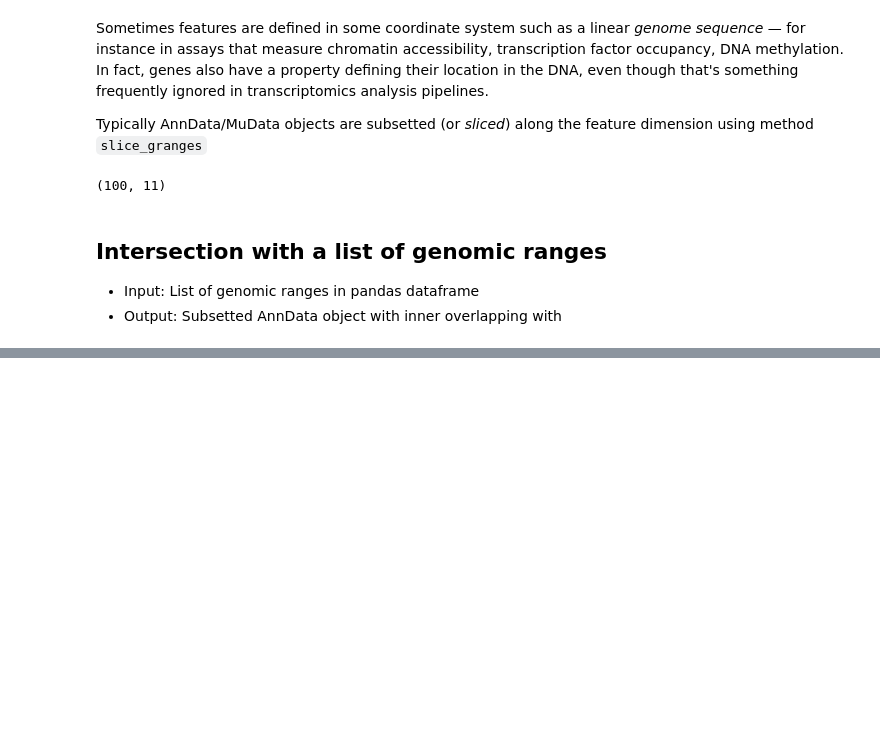
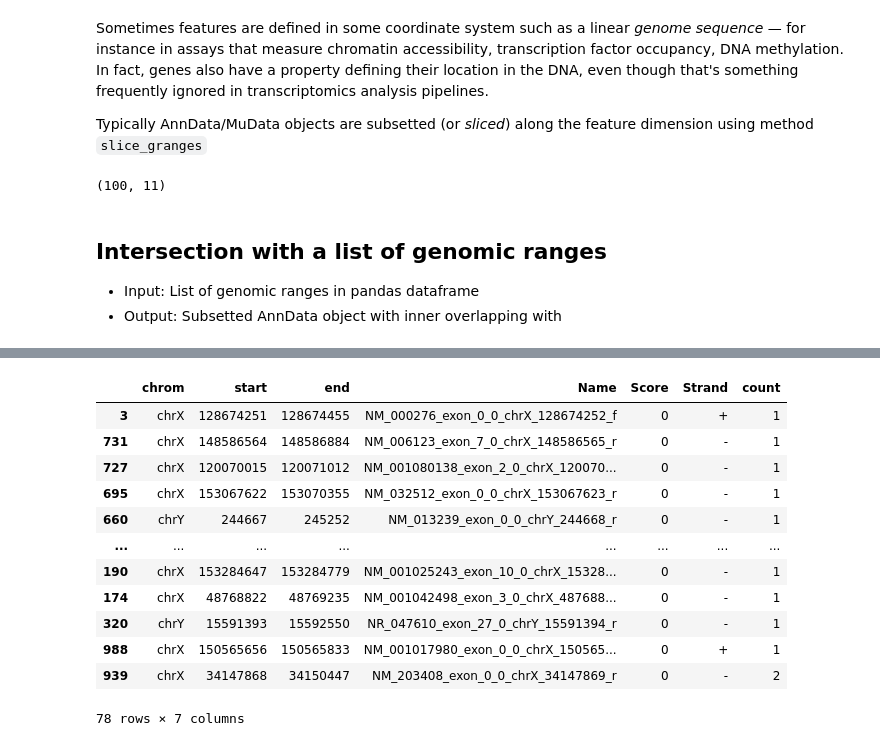
Before and after one commit to schlesnerlab/anndata-ranges, a Jupyter notebook: codebase/bioframe_ranges.ipynb, the cells around one changed output, grey strips where cells are left out. Saved outputs shown, nothing was run; the diff lists cells and outputs as text; code cells hidden in the pictures; blank space fills up the shorter version.

```diff
--- a/codebase/bioframe_ranges.ipynb
+++ b/codebase/bioframe_ranges.ipynb
@@ -81,0 +114,16 @@ adata.slice_granges('chrX', 1, 1500000).shape
+# %%
+bf.count_overlaps(exons, gr)[bf.count_overlaps(exons, gr)['count']>0].sort_values('count')
+# %% [output]
+|  | chrom | start | end | Name | Score | Strand | count |
+| 3 | chrX | 128674251 | 128674455 | NM_000276_exon_0_0_chrX_128674252_f | 0 | + | 1 |
+| 731 | chrX | 148586564 | 148586884 | NM_006123_exon_7_0_chrX_148586565_r | 0 | - | 1 |
+| 727 | chrX | 120070015 | 120071012 | NM_001080138_exon_2_0_chrX_120070... | 0 | - | 1 |
+| 695 | chrX | 153067622 | 153070355 | NM_032512_exon_0_0_chrX_153067623_r | 0 | - | 1 |
+| 660 | chrY | 244667 | 245252 | NM_013239_exon_0_0_chrY_244668_r | 0 | - | 1 |
+| ... | ... | ... | ... | ... | ... | ... | ... |
+| 190 | chrX | 153284647 | 153284779 | NM_001025243_exon_10_0_chrX_15328... | 0 | - | 1 |
+| 174 | chrX | 48768822 | 48769235 | NM_001042498_exon_3_0_chrX_487688... | 0 | - | 1 |
+| 320 | chrY | 15591393 | 15592550 | NR_047610_exon_27_0_chrY_15591394_r | 0 | - | 1 |
+| 988 | chrX | 150565656 | 150565833 | NM_001017980_exon_0_0_chrX_150565... | 0 | + | 1 |
+| 939 | chrX | 34147868 | 34150447 | NM_203408_exon_0_0_chrX_34147869_r | 0 | - | 2 |
+78 rows × 7 columns
```
Also changed, not shown: parts of 8 cells of this notebook.
